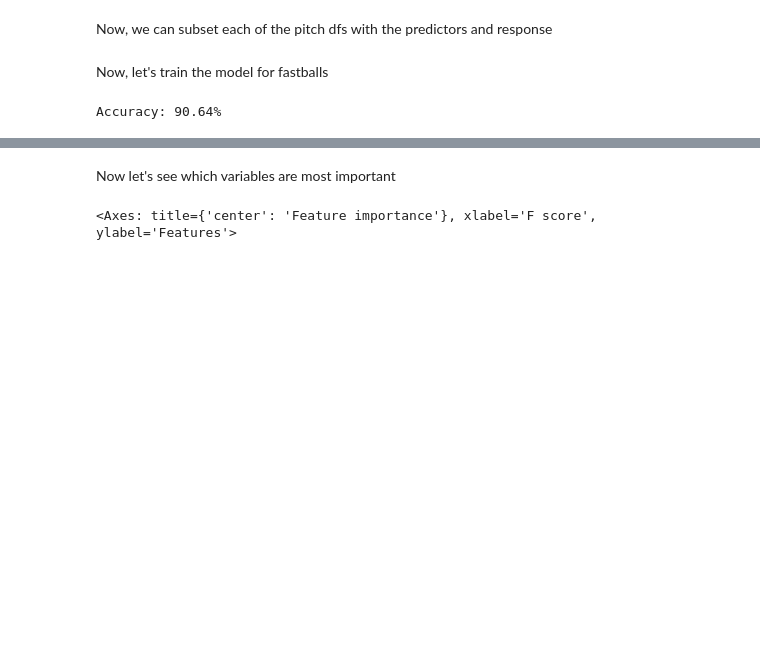
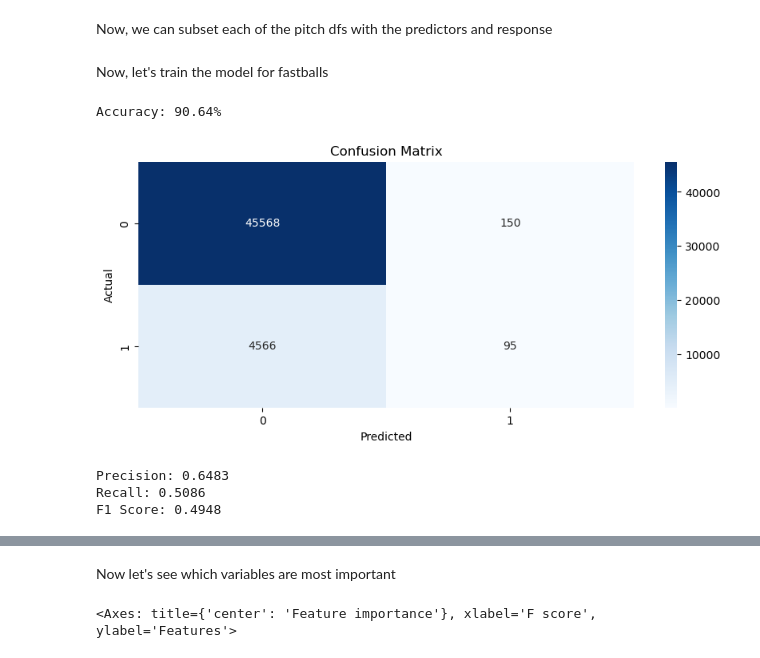
Before and after one commit to charlesbenfer/stuff_plus, a Jupyter notebook: data_analysis/xgboost.ipynb, the cells around one changed output, grey strips where cells are left out. Cells and saved outputs as stored; diff of their text form; code cells hidden in the pictures; blank space fills up the shorter version.

```diff
--- a/data_analysis/xgboost.ipynb
+++ b/data_analysis/xgboost.ipynb
@@ -150,3 +152,25 @@ accuracy = accuracy_score(y_test, predictions)
 print("Accuracy: %.2f%%" % (accuracy * 100.0))
 # %% [output]
 Accuracy: 90.64%
+# %%
+cm = confusion_matrix(y_test, predictions)
+plt.figure(figsize=(10, 4))
+sns.heatmap(cm, annot=True, fmt='d', cmap='Blues')
+plt.xlabel('Predicted')
+plt.ylabel('Actual')
+plt.title('Confusion Matrix')
+plt.show()
+# %% [output]
+[figure, added]
+# %%
+precision = precision_score(y_test, predictions, average='macro')
+recall = recall_score(y_test, predictions, average='macro')
+f1 = f1_score(y_test, predictions, average='macro')
+
+print(f'Precision: {precision:.4f}')
+print(f'Recall: {recall:.4f}')
+print(f'F1 Score: {f1:.4f}')
+# %% [output]
+Precision: 0.6483
+Recall: 0.5086
+F1 Score: 0.4948
```
Also changed, not shown: parts of 2 cells of this notebook.
